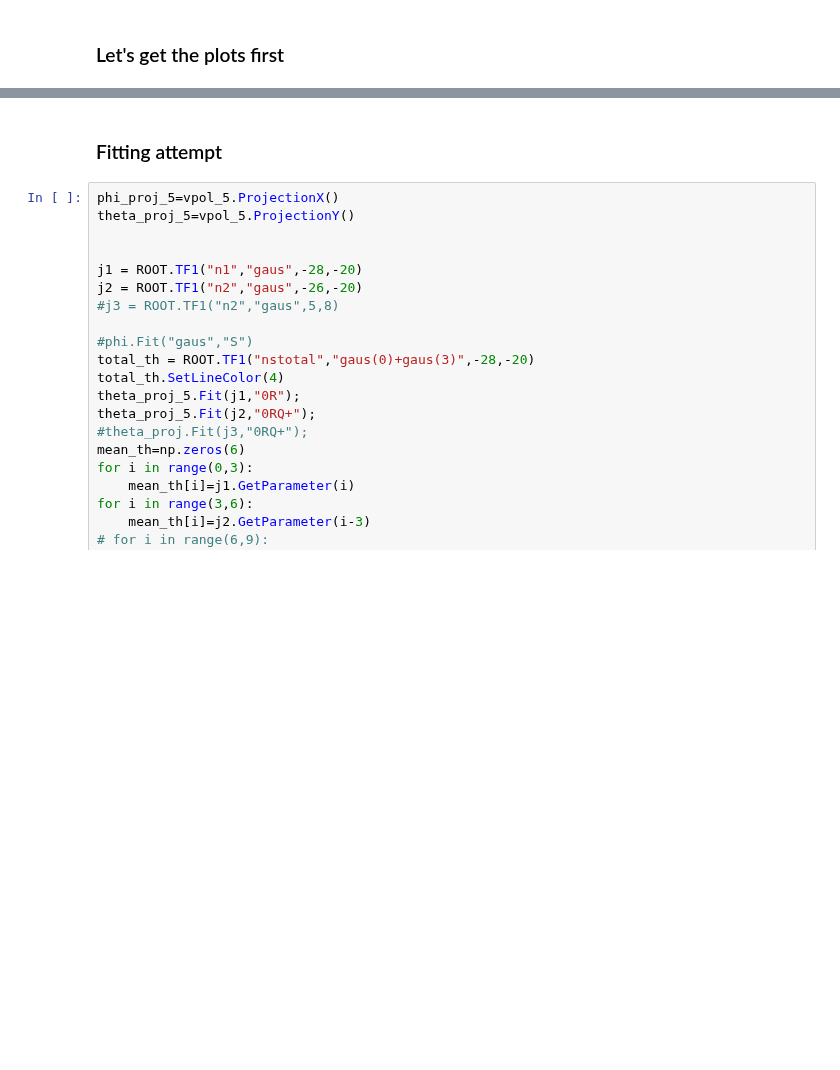
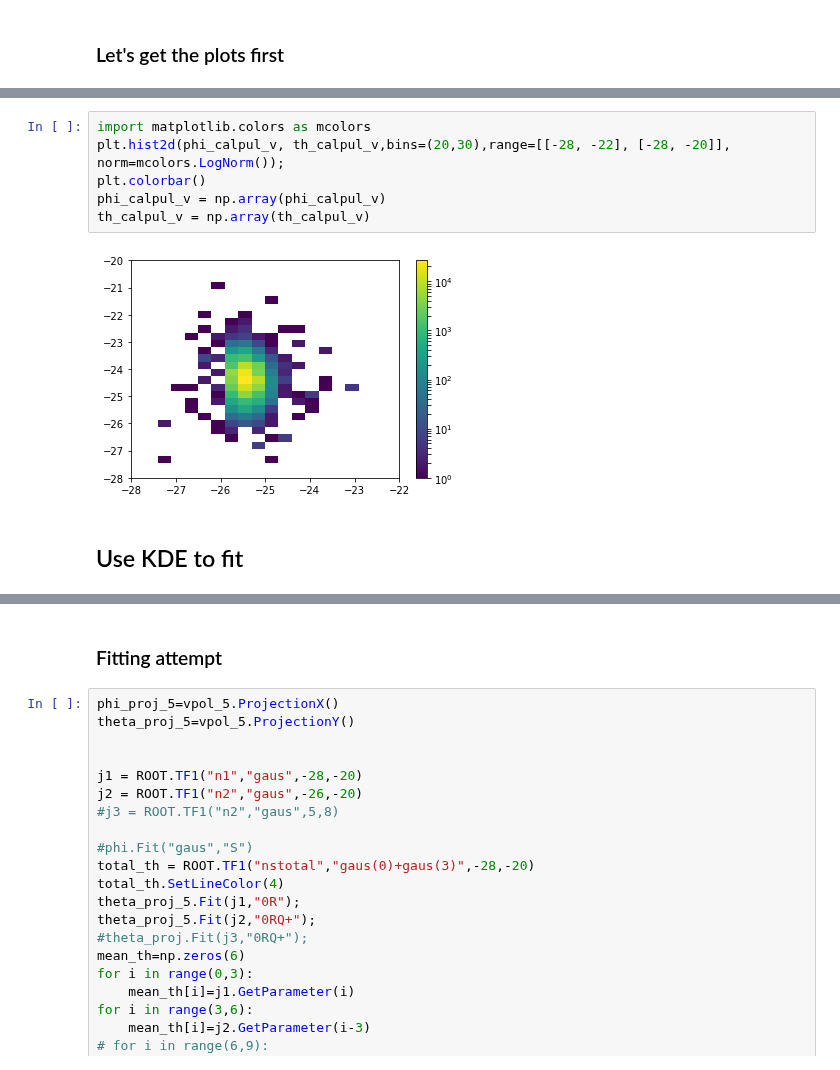
Before and after one commit to toej93/ARA_analysis, a Jupyter notebook: JuPyter_Notebooks/c4_fit.ipynb, the cells around one changed output, grey strips where cells are left out. Saved outputs shown, nothing was run; the diff lists cells and outputs as text; blank space fills up the shorter version.

```diff
--- a/JuPyter_Notebooks/c4_fit.ipynb
+++ b/JuPyter_Notebooks/c4_fit.ipynb
@@ -44,0 +51,10 @@ Warning in <TCanvas::Constructor>: Deleting canvas with same name:
+# %%
+import matplotlib.colors as mcolors
+plt.hist2d(phi_calpul_v, th_calpul_v,bins=(20,30),range=[[-28, -22], [-28, -20]], norm=mcolors.LogNorm());
+plt.colorbar()
+phi_calpul_v = np.array(phi_calpul_v)
+th_calpul_v = np.array(th_calpul_v)
+# %% [output]
+[figure, added]
+# %% [markdown]
+## Use KDE to fit
```
Also changed, not shown: parts of 15 cells of this notebook, 4 other files.
